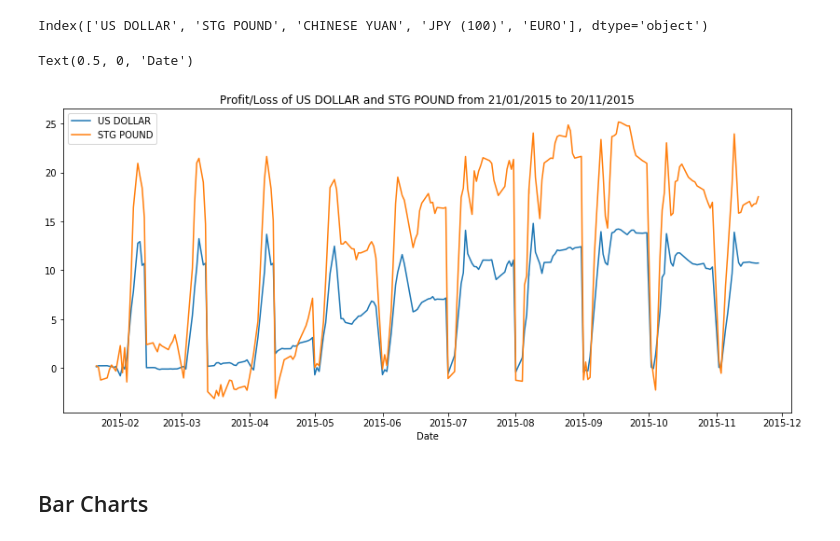
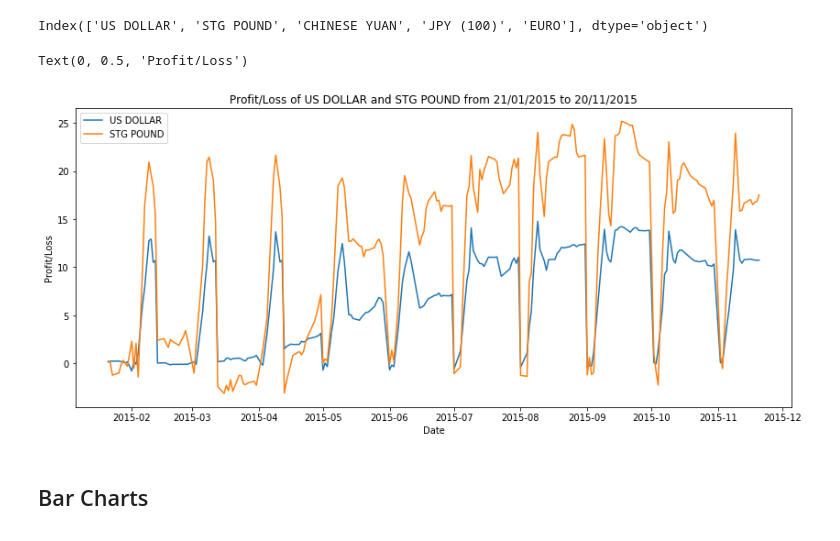
Before and after one commit to AubreyJohns/Data-Visualization, a Jupyter notebook: Data Visualization Seaborn.ipynb, the cells around one changed output. Drawn from its saved outputs; the diff is of its cells as text; code cells hidden in the pictures.

```diff
--- a/Data Visualization Seaborn.ipynb
+++ b/Data Visualization Seaborn.ipynb
@@ -96,17 +102,18 @@ Index(['US DOLLAR', 'STG POUND', 'CHINESE YUAN', 'JPY (100)', 'EURO'], dtype='ob
 # %%
 plt.figure(figsize=(14,6))
 
 plt.title("Profit/Loss of US DOLLAR and STG POUND from 21/01/2015 to 20/11/2015")
 
 sns.lineplot(data=profit_loss_df['US DOLLAR'], label="US DOLLAR")
 
 sns.lineplot(data=profit_loss_df['STG POUND'], label="STG POUND")
 
-# Add label for horizontal axis
 plt.xlabel("Date")
+
+plt.ylabel("Profit/Loss")
 # %% [output]
-Text(0.5, 0, 'Date')
+Text(0, 0.5, 'Profit/Loss')
-[figure, old version]
+[figure, new version]
 # %% [markdown]
 ## Bar Charts
 # %%
```
Also changed, not shown: parts of 6 cells of this notebook.
